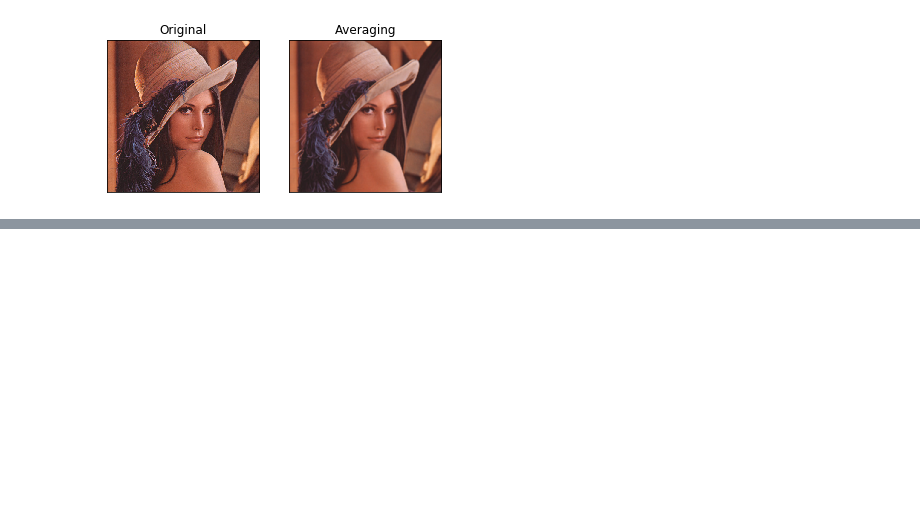
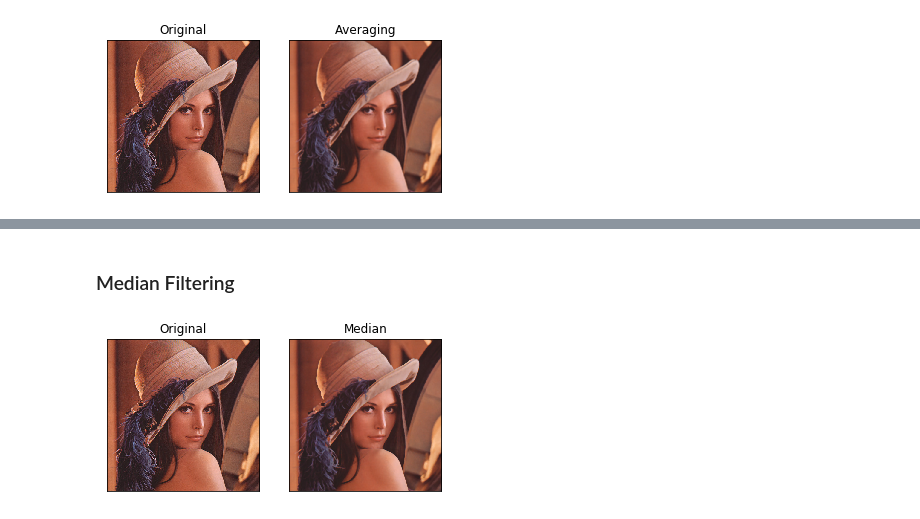
Before and after one commit to wuling31715/2018-NCCU-Computer-Vision, a Jupyter notebook: openCV/image_smoothing /demo.ipynb, the cells around one changed output, grey strips where cells are left out. Saved outputs shown, nothing was run; the diff lists cells and outputs as text; code cells hidden in the pictures; blank space fills up the shorter version.

```diff
--- a/openCV/image_smoothing /demo.ipynb
+++ b/openCV/image_smoothing /demo.ipynb
@@ -32,0 +73,11 @@ plt.show()
+# %% [markdown]
+### Median Filtering
+# %%
+median = cv2.medianBlur(img,5)
+plt.subplot(121),plt.imshow(img),plt.title('Original')
+plt.xticks([]), plt.yticks([])
+plt.subplot(122),plt.imshow(median),plt.title('Median')
+plt.xticks([]), plt.yticks([])
+plt.show()
+# %% [output]
+[figure, added]
```
Also changed, not shown: parts of 12 cells of this notebook.
